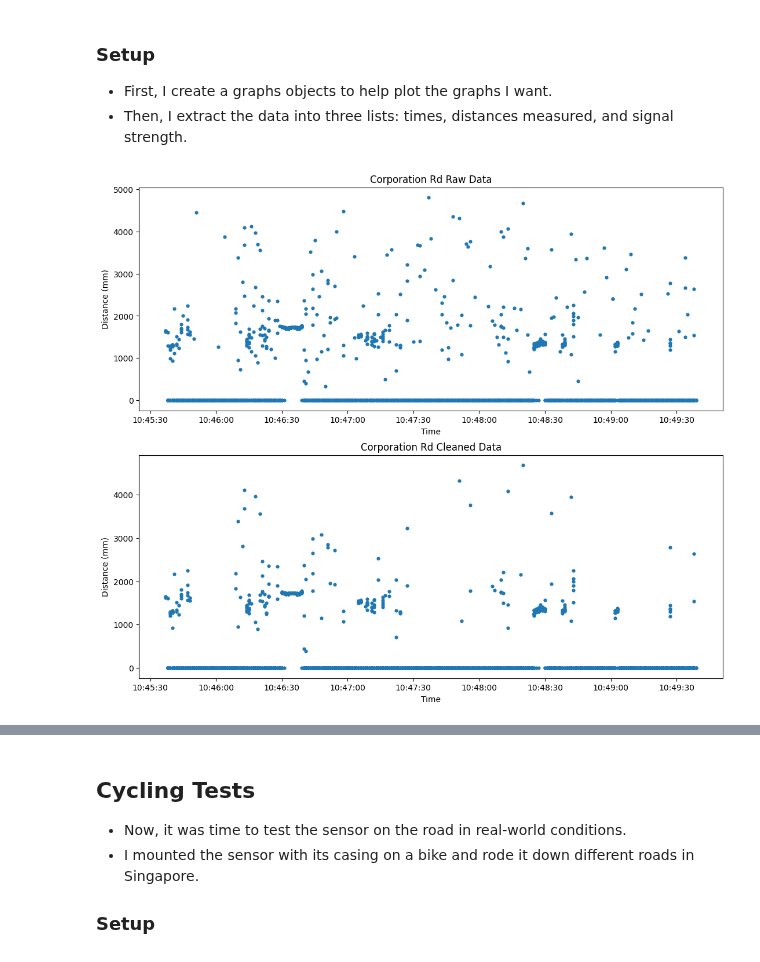
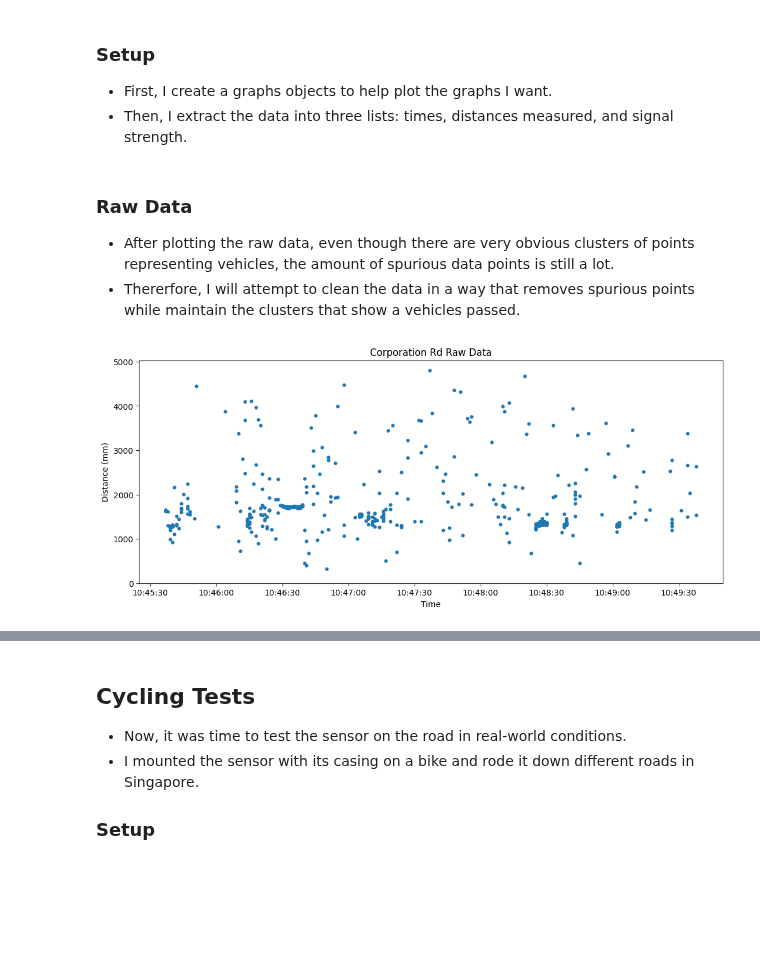
Before and after one commit to wuihee/cycling-safety-analysis, a Jupyter notebook: data_analysis/Outdoor_Tests.ipynb, the cells around one changed output, grey strips where cells are left out. Saved outputs shown, nothing was run; the diff lists cells and outputs as text; code cells hidden in the pictures; blank space fills up the shorter version.

Commit message:
Updated data analysis

```diff
--- a/data_analysis/Outdoor_Tests.ipynb
+++ b/data_analysis/Outdoor_Tests.ipynb
@@ -46,6 +45,10 @@ cleaned_distances = data_cleaner.clean_spurious_data(distances)
+# %% [markdown]
+### Raw Data
+
+- After plotting the raw data, even though there are very obvious clusters of points representing vehicles, the amount of spurious data points is still a lot.
+- Thererfore, I will attempt to clean the data in a way that removes spurious points while maintain the clusters that show a vehicles passed.
 # %%
-fig, axes = plt.subplots(2, figsize=(13, 11))
-graphs.scatter_time_vs_distance(axes[0], timing, distances, title="Corporation Rd Raw Data")
-graphs.scatter_time_vs_distance(axes[1], timing, cleaned_distances, title="Corporation Rd Cleaned Data")
+fig, axes = plt.subplots(1, figsize=(13, 5))
+graphs.scatter_time_vs_distance(axes, timing, distances, title="Corporation Rd Raw Data")
 # %% [output]
-[figure, old version]
+[figure, new version]
```
Also changed, not shown: parts of 9 cells of this notebook, 3 other files.
